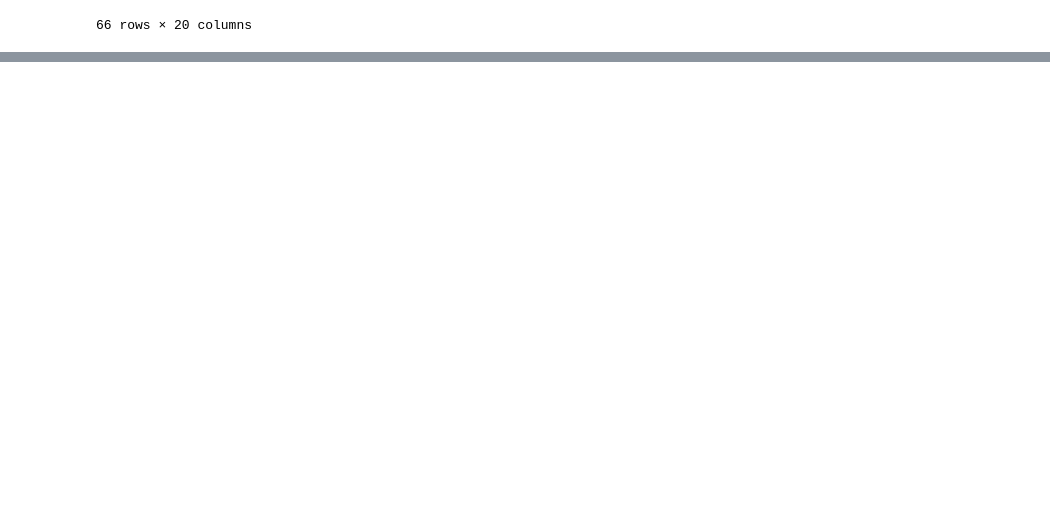
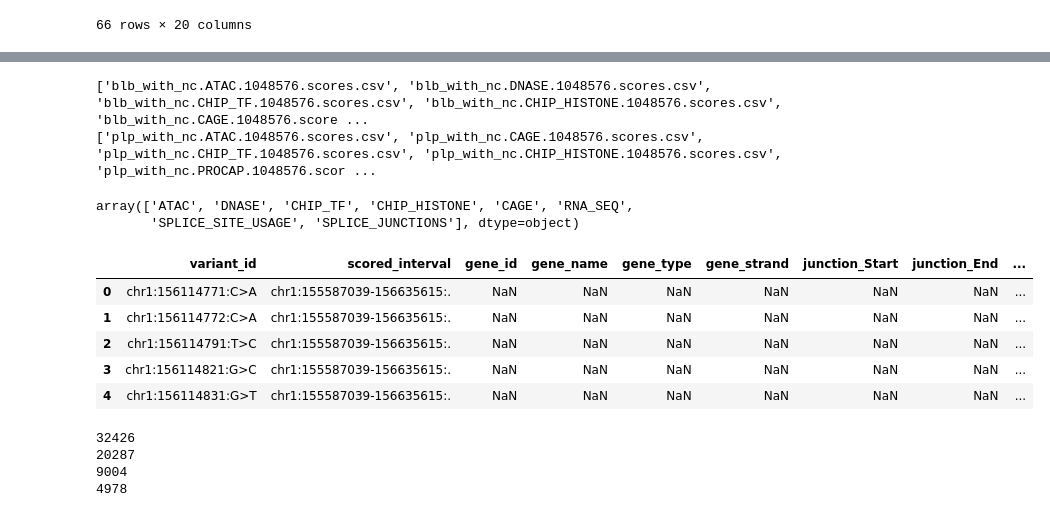
Before and after one commit to cralbers/variant-effects, a Jupyter notebook: osc/variant_scoring_osc_v2.ipynb, the cells around one changed output, grey strips where cells are left out. Drawn from its saved outputs; the diff is of its cells as text; code cells hidden in the pictures; blank space fills up the shorter version.

```diff
--- a/osc/variant_scoring_osc_v2.ipynb
+++ b/osc/variant_scoring_osc_v2.ipynb
@@ -322,0 +325,63 @@ array(['chr1:156114693:C>T'], dtype=object)
+# %%
+# get all csvs
+
+# Define the target directory and the string to exclude
+blb_dir = Path(f"{BASE_PATH}ag/variant-effects/osc/outputs/blb_clinvar_scores")
+plp_dir = Path(f"{BASE_PATH}ag/variant-effects/osc/outputs/plp_clinvar_scores")
+
+exclude_string = "ACTIVE"
+
+# Get all files that DO NOT contain the exclude_string in their name
+blb_files = [
+    file.name for file in blb_dir.iterdir()
+    if file.is_file() and exclude_string not in file.name
+]
+
+print(blb_files)
+
+plp_files = [
+    file.name for file in plp_dir.iterdir()
+    if file.is_file() and exclude_string not in file.name
+]
+print(plp_files)
+
+# blb_files = glob.glob(f"{BASE_PATH}ag/variant-effects/osc/outputs/blb_clinvar_scores/*.csv")
+# plp_files = glob.glob(f"{BASE_PATH}ag/variant-effects/osc/outputs/plp_clinvar_scores/*.csv")
+
+
+
+# read and combine csvs into one df
+blb_df = pd.concat((pd.read_csv(BASE_PATH +'ag/variant-effects/osc/outputs/blb_clinvar_scores/'+ file) for file in blb_files), ignore_index=True)
+blb_df = blb_df[(blb_df['ontology_curie'] == LV_UB)]
+plp_df = pd.concat((pd.read_csv(BASE_PATH +'ag/variant-effects/osc/outputs/plp_clinvar_scores/'+ file) for file in plp_files), ignore_index=True)
+plp_df = plp_df[(plp_df['ontology_curie'] == LV_UB)]
+# %% [output]
+['blb_with_nc.ATAC.1048576.scores.csv', 'blb_with_nc.DNASE.1048576.scores.csv', 'blb_with_nc.CHIP_TF.1048576.scores.csv', 'blb_with_nc.CHIP_HISTONE.1048576.scores.csv', 'blb_with_nc.CAGE.1048576.score ...
+['plp_with_nc.ATAC.1048576.scores.csv', 'plp_with_nc.CAGE.1048576.scores.csv', 'plp_with_nc.CHIP_TF.1048576.scores.csv', 'plp_with_nc.CHIP_HISTONE.1048576.scores.csv', 'plp_with_nc.PROCAP.1048576.scor ...
+# %%
+blb_df[(blb_df['ontology_curie'] == LV_UB)].output_type.unique()
+# %% [output]
+array(['ATAC', 'DNASE', 'CHIP_TF', 'CHIP_HISTONE', 'CAGE', 'RNA_SEQ',
+       'SPLICE_SITE_USAGE', 'SPLICE_JUNCTIONS'], dtype=object)
+# %%
+blb_df.head()
+# %% [output]
+|  | variant_id | scored_interval | gene_id | gene_name | gene_type | gene_strand | junction_Start | junction_End | ... |
+| 0 | chr1:156114771:C>A | chr1:155587039-156635615:. | NaN | NaN | NaN | NaN | NaN | NaN | ... |
+| 1 | chr1:156114772:C>A | chr1:155587039-156635615:. | NaN | NaN | NaN | NaN | NaN | NaN | ... |
+| 2 | chr1:156114791:T>C | chr1:155587039-156635615:. | NaN | NaN | NaN | NaN | NaN | NaN | ... |
+| 3 | chr1:156114821:G>C | chr1:155587039-156635615:. | NaN | NaN | NaN | NaN | NaN | NaN | ... |
+| 4 | chr1:156114831:G>T | chr1:155587039-156635615:. | NaN | NaN | NaN | NaN | NaN | NaN | ... |
+# %%
+print(len(blb_df))
+blb_df = blb_df[blb_df.track_strand != '-']
+print(len(blb_df))
+
+print(len(plp_df))
+plp_df = plp_df[plp_df.track_strand != '-']
+print(len(plp_df))
+# %% [output]
+32426
+20287
+9004
+4978
```
Also changed, not shown: parts of 12 cells of this notebook.
